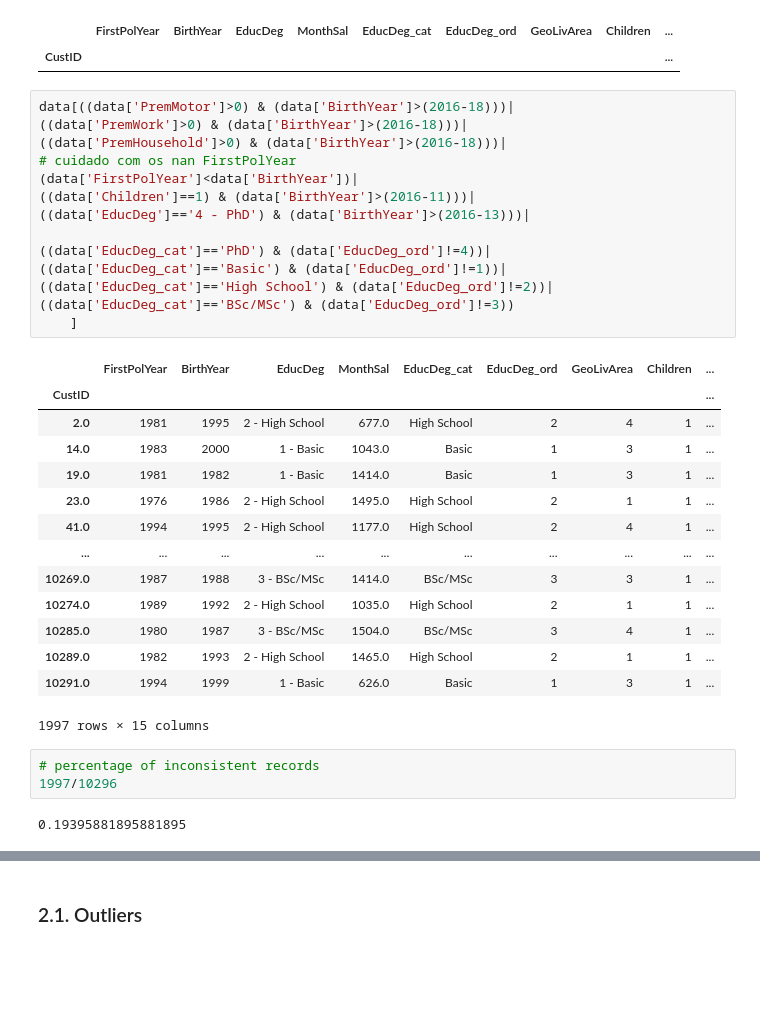
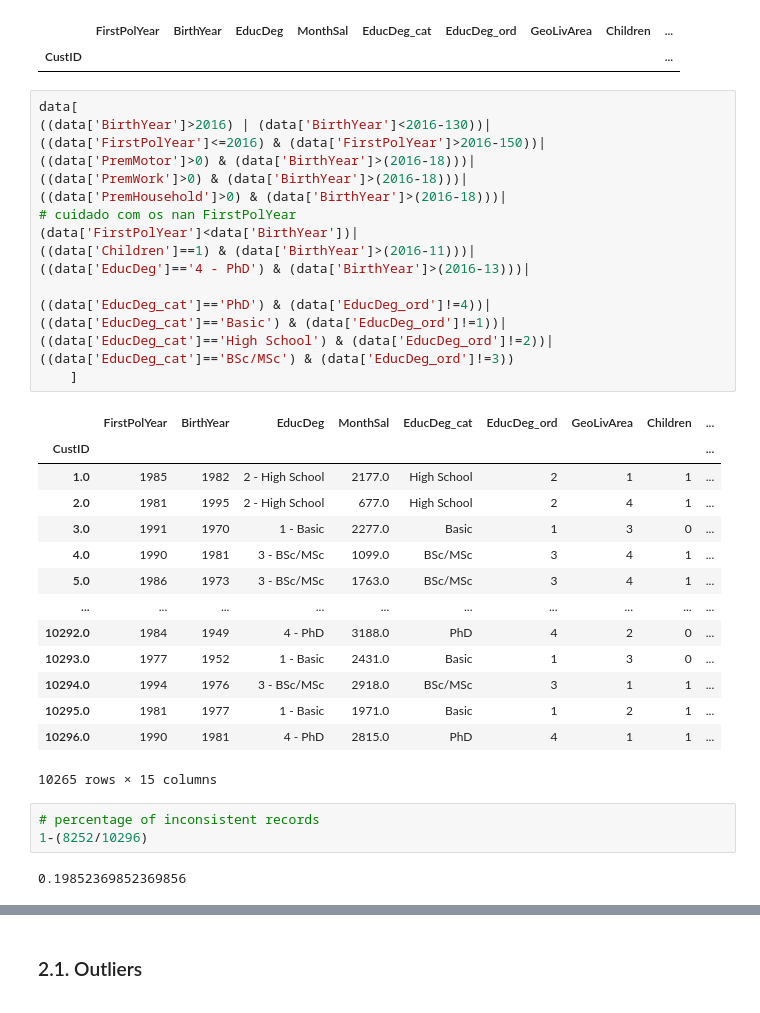
Before and after one commit to filipacarreira/DataMining_Project, a Jupyter notebook: DM_group_project.ipynb, the cells around one changed output, grey strips where cells are left out. Cells and saved outputs as stored; diff of their text form; blank space fills up the shorter version.

```diff
--- a/DM_group_project.ipynb
+++ b/DM_group_project.ipynb
@@ -248,36 +257,39 @@ Index: []
 |  | FirstPolYear | BirthYear | EducDeg | MonthSal | EducDeg_cat | EducDeg_ord | GeoLivArea | Children | ... |
 | CustID |  |  |  |  |  |  |  |  | ... |
 # %%
-data[((data['PremMotor']>0) & (data['BirthYear']>(2016-18)))|
+data[
+((data['BirthYear']>2016) | (data['BirthYear']<2016-130))|
+((data['FirstPolYear']<=2016) & (data['FirstPolYear']>2016-150))|
+((data['PremMotor']>0) & (data['BirthYear']>(2016-18)))|
 ((data['PremWork']>0) & (data['BirthYear']>(2016-18)))|
 ((data['PremHousehold']>0) & (data['BirthYear']>(2016-18)))|
 # cuidado com os nan FirstPolYear
 (data['FirstPolYear']<data['BirthYear'])|
 ((data['Children']==1) & (data['BirthYear']>(2016-11)))|
 ((data['EducDeg']=='4 - PhD') & (data['BirthYear']>(2016-13)))|
 
 ((data['EducDeg_cat']=='PhD') & (data['EducDeg_ord']!=4))|
 ((data['EducDeg_cat']=='Basic') & (data['EducDeg_ord']!=1))|
 ((data['EducDeg_cat']=='High School') & (data['EducDeg_ord']!=2))|
 ((data['EducDeg_cat']=='BSc/MSc') & (data['EducDeg_ord']!=3))
     ]
 # %% [output]
 |  | FirstPolYear | BirthYear | EducDeg | MonthSal | EducDeg_cat | EducDeg_ord | GeoLivArea | Children | ... |
 | CustID |  |  |  |  |  |  |  |  | ... |
+| 1.0 | 1985 | 1982 | 2 - High School | 2177.0 | High School | 2 | 1 | 1 | ... |
 | 2.0 | 1981 | 1995 | 2 - High School | 677.0 | High School | 2 | 4 | 1 | ... |
-| 14.0 | 1983 | 2000 | 1 - Basic | 1043.0 | Basic | 1 | 3 | 1 | ... |
-| 19.0 | 1981 | 1982 | 1 - Basic | 1414.0 | Basic | 1 | 3 | 1 | ... |
-| 23.0 | 1976 | 1986 | 2 - High School | 1495.0 | High School | 2 | 1 | 1 | ... |
-| 41.0 | 1994 | 1995 | 2 - High School | 1177.0 | High School | 2 | 4 | 1 | ... |
+| 3.0 | 1991 | 1970 | 1 - Basic | 2277.0 | Basic | 1 | 3 | 0 | ... |
+| 4.0 | 1990 | 1981 | 3 - BSc/MSc | 1099.0 | BSc/MSc | 3 | 4 | 1 | ... |
+| 5.0 | 1986 | 1973 | 3 - BSc/MSc | 1763.0 | BSc/MSc | 3 | 4 | 1 | ... |
 | ... | ... | ... | ... | ... | ... | ... | ... | ... | ... |
-| 10269.0 | 1987 | 1988 | 3 - BSc/MSc | 1414.0 | BSc/MSc | 3 | 3 | 1 | ... |
-| 10274.0 | 1989 | 1992 | 2 - High School | 1035.0 | High School | 2 | 1 | 1 | ... |
-| 10285.0 | 1980 | 1987 | 3 - BSc/MSc | 1504.0 | BSc/MSc | 3 | 4 | 1 | ... |
-| 10289.0 | 1982 | 1993 | 2 - High School | 1465.0 | High School | 2 | 1 | 1 | ... |
-| 10291.0 | 1994 | 1999 | 1 - Basic | 626.0 | Basic | 1 | 3 | 1 | ... |
+| 10292.0 | 1984 | 1949 | 4 - PhD | 3188.0 | PhD | 4 | 2 | 0 | ... |
+| 10293.0 | 1977 | 1952 | 1 - Basic | 2431.0 | Basic | 1 | 3 | 0 | ... |
+| 10294.0 | 1994 | 1976 | 3 - BSc/MSc | 2918.0 | BSc/MSc | 3 | 1 | 1 | ... |
+| 10295.0 | 1981 | 1977 | 1 - Basic | 1971.0 | Basic | 1 | 2 | 1 | ... |
+| 10296.0 | 1990 | 1981 | 4 - PhD | 2815.0 | PhD | 4 | 1 | 1 | ... |
-1997 rows × 15 columns
+10265 rows × 15 columns
 # %%
 # percentage of inconsistent records
-1997/10296
+1-(8252/10296)
 # %% [output]
-0.19395881895881895
+0.19852369852369856
```
Also changed, not shown: parts of 25 cells of this notebook.
